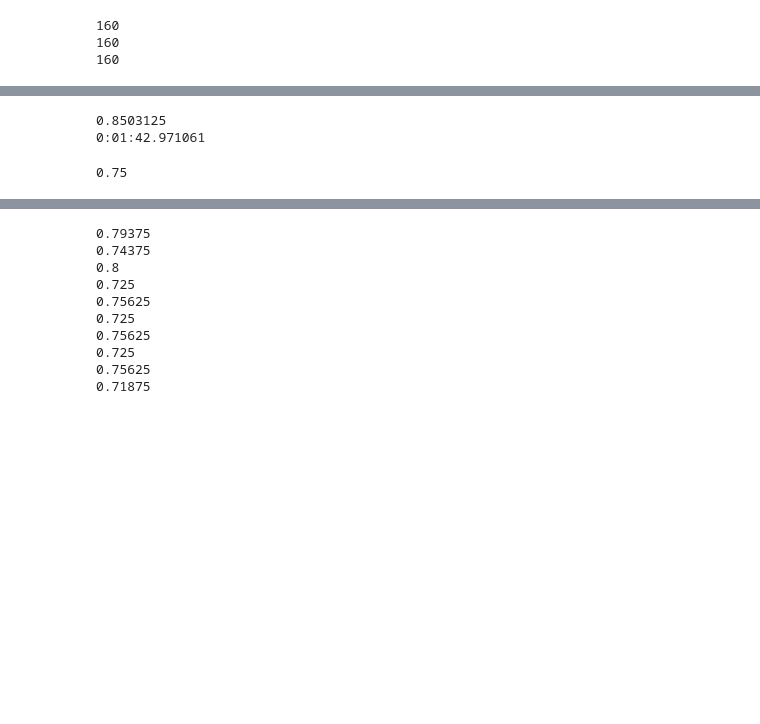
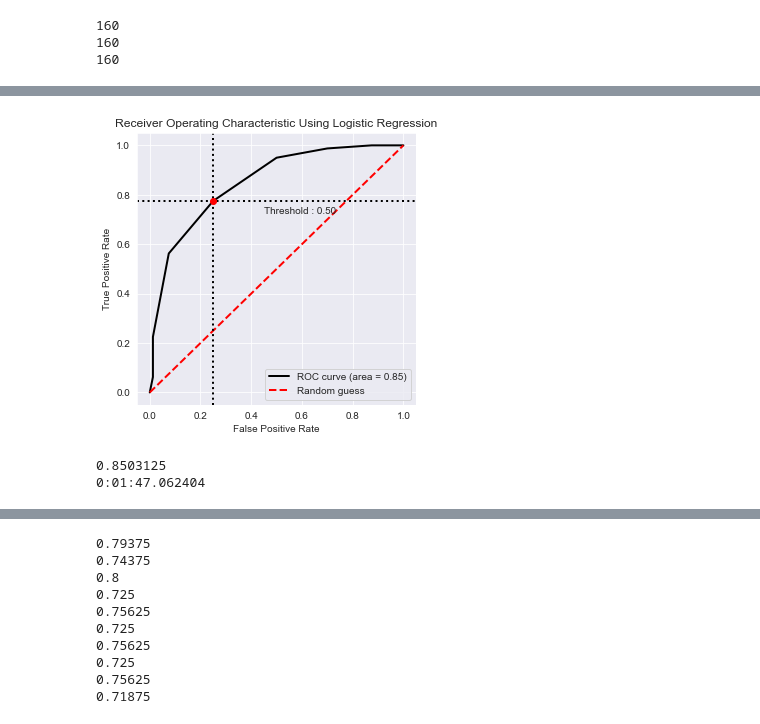
Before and after one commit to XiaoqiW09/M2R, a Jupyter notebook: Alcoholic EEG.ipynb, the cells around one changed output, grey strips where cells are left out. Drawn from its saved outputs; the diff is of its cells as text; code cells hidden in the pictures; blank space fills up the shorter version.

```diff
--- a/Alcoholic EEG.ipynb
+++ b/Alcoholic EEG.ipynb
@@ -173,32 +186,22 @@ print(t12)
 # %%
 start = datetime.datetime.now()
-# pipeline = GridSearchCV(
-#     Pipeline([
-#             ('knn', KNeighborsTimeSeriesClassifier())
-#     ]),
-#     {'knn__n_neighbors': [3, 4, 5, 6, 7, 8, 10, 12, 15, 20, 25], 'knn__weights': ['uniform', 'distance']},
-#     cv=StratifiedKFold(n_splits=n_splits, shuffle=True, random_state=0),
-#     n_jobs=-1
-# )
-# pipeline.fit(s1_X_train, s1_y_train)
-# joblib.dump(pipeline.best_estimator_, 'ts_knn_1.pkl')
-# y_pred_proba = pipeline.predict_proba(t1_X_test)[:,1]
-# y_pred = pipeline.predict(t1_X_test)
+
 
 loaded_model = joblib.load(open('ts_knn_1.pkl', 'rb'))
 y_pred_proba = loaded_model.predict_proba(t1_X_test)[:,1]
 y_pred = loaded_model.predict(t1_X_test)
+bc = BinaryClassification(t1_y_test, y_pred_proba, labels=["Class 0", "Class 1"])
+# Figures
+plt.figure(figsize=(5,5))
+bc.plot_roc_curve()
+plt.title("Receiver Operating Characteristic Using Logistic Regression")
+plt.show()
+
 score = roc_auc_score(t1_y_test, y_pred_proba)
-#
 end = datetime.datetime.now()
 print(score)
 print(end-start)
 # %% [output]
+[figure, added]
 0.8503125
-0:01:42.971061
+0:01:47.062404
-# %%
-clf = TimeSeriesSVC(C=1.0, kernel="gak", n_jobs=10)
-clf.fit(s1_X_train, s1_y_train)
-print(clf.score(t1_X_test, t1_y_test))
-# %% [output]
-0.75
```
Also changed, not shown: parts of 8 cells of this notebook, 3 other files.
